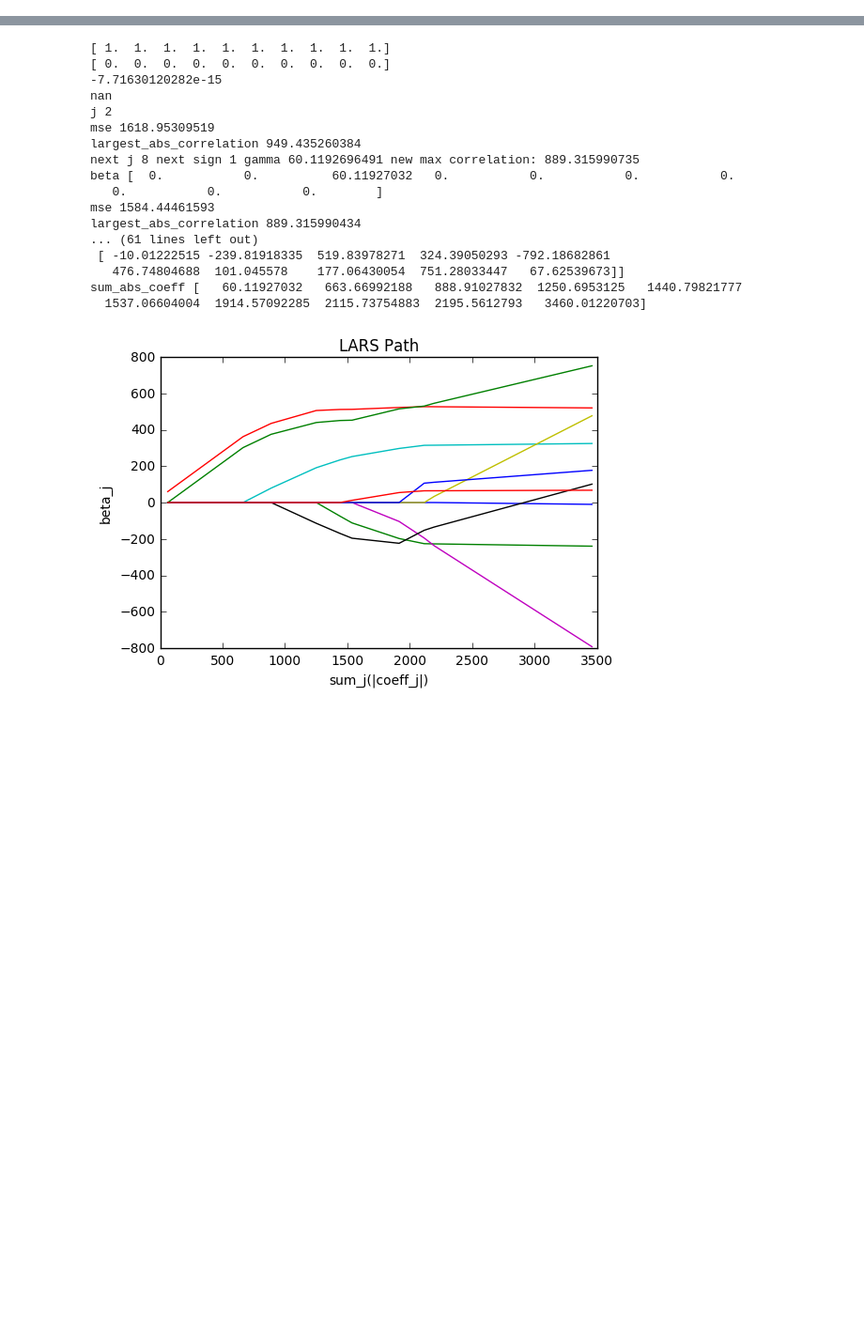
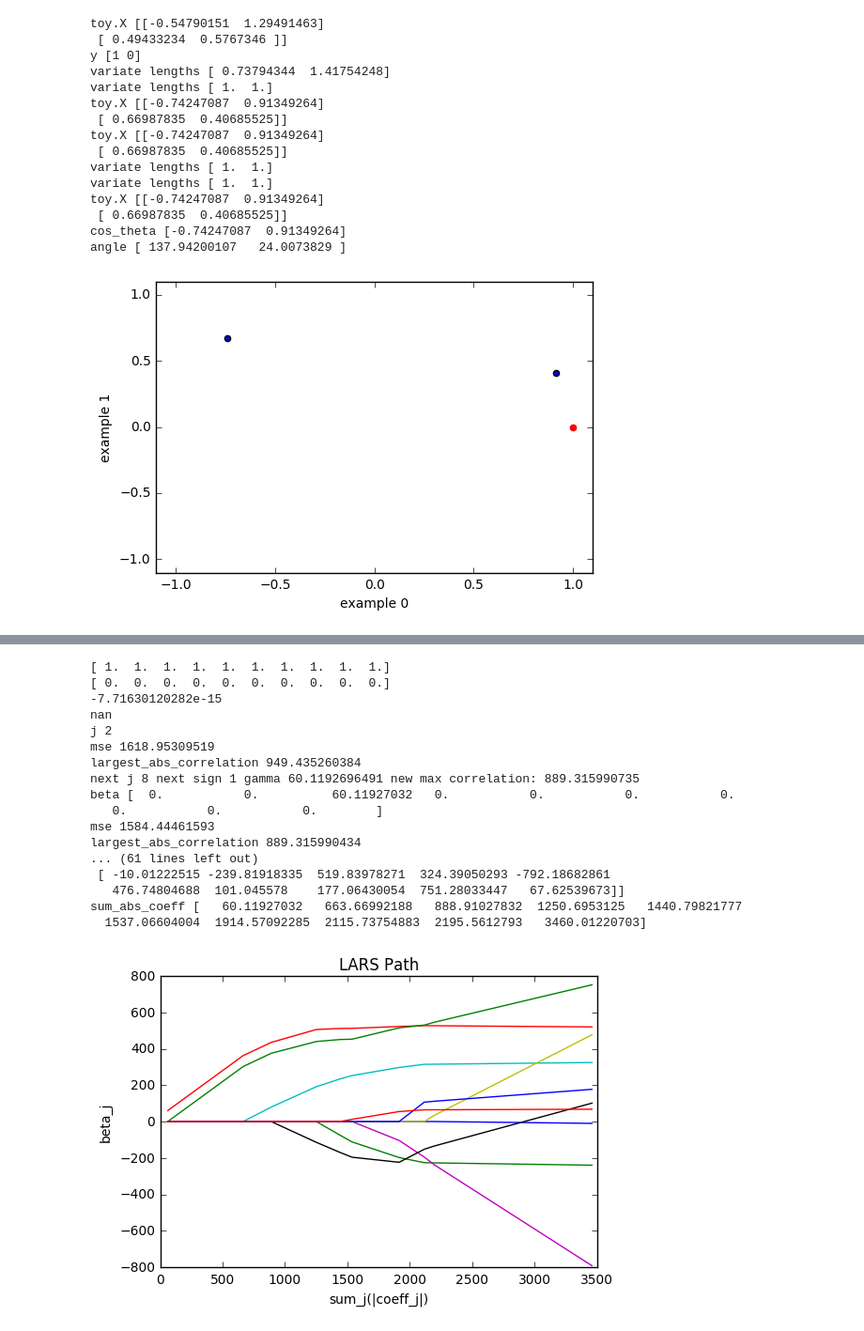
Before and after one commit to hughperkins/selfstudy-LARS, a Jupyter notebook: test_lars.ipynb, the cells around one changed output, grey strips where cells are left out. Shown at 94% size. Cells and saved outputs as stored; diff of their text form; code cells hidden in the pictures; blank space fills up the shorter version.

```diff
--- a/test_lars.ipynb
+++ b/test_lars.ipynb
@@ -0,0 +13,66 @@
+# %%
+## import matplotlib.pyplot as plt
+import numpy as np
+
+
+# Lets imagine a dataset with 2 features, and 2 data points
+
+# Not normalizing mean to 0 for now, otherwise we just can have two different covariant vectors
+
+class ToyData(object):
+    def __init__(self):
+        pass
+
+toy = ToyData()
+toy.m = 2
+toy.n = 2
+toy.rand = np.random.mtrand.RandomState(132)
+toy.X = toy.rand.randn(toy.n, toy.m)
+
+print('toy.X', toy.X)
+toy.rand = np.random.mtrand.RandomState(122)
+toy.y = toy.rand.randint(0, 2, size=(toy.n,))
+print('y', toy.y)
+print('variate lengths', np.sqrt(np.sum(toy.X * toy.X, 0)))
+toy.X /= np.sqrt(np.sum(toy.X * toy.X, 0))
+print('variate lengths', np.sqrt(np.sum(toy.X * toy.X, 0)))
+print('toy.X', toy.X)
+#     toy.X -= np.average(toy.X, 0)
+print('toy.X', toy.X)
+print('variate lengths', np.sqrt(np.sum(toy.X * toy.X, 0)))
+toy.X /= np.sqrt(np.sum(toy.X * toy.X, 0))
+print('variate lengths', np.sqrt(np.sum(toy.X * toy.X, 0)))
+print('toy.X', toy.X)
+
+toy.residual = toy.y
+toy.cos_theta = toy.X.T.dot(toy.residual)
+toy.angle = np.arccos(toy.cos_theta) * 180 / 3.1416
+print('cos_theta', toy.cos_theta)
+print('angle', toy.angle)
+
+plt.ylim(-1.1, 1.1)
+plt.xlim(-1.1, 1.1)
+plt.xlabel('example 0')
+plt.ylabel('example 1')
+plt.scatter(toy.X[0], toy.X[1])
+plt.scatter(toy.y[0], toy.y[1], color='red')
+plt.show()
+
+# toy_stepone()
+# %% [output]
+toy.X [[-0.54790151  1.29491463]
+ [ 0.49433234  0.5767346 ]]
+y [1 0]
+variate lengths [ 0.73794344  1.41754248]
+variate lengths [ 1.  1.]
+toy.X [[-0.74247087  0.91349264]
+ [ 0.66987835  0.40685525]]
+toy.X [[-0.74247087  0.91349264]
+ [ 0.66987835  0.40685525]]
+variate lengths [ 1.  1.]
+variate lengths [ 1.  1.]
+toy.X [[-0.74247087  0.91349264]
+ [ 0.66987835  0.40685525]]
+cos_theta [-0.74247087  0.91349264]
+angle [ 137.94200107   24.0073829 ]
+[figure, added]
```
Also changed, not shown: parts of 15 cells of this notebook.
